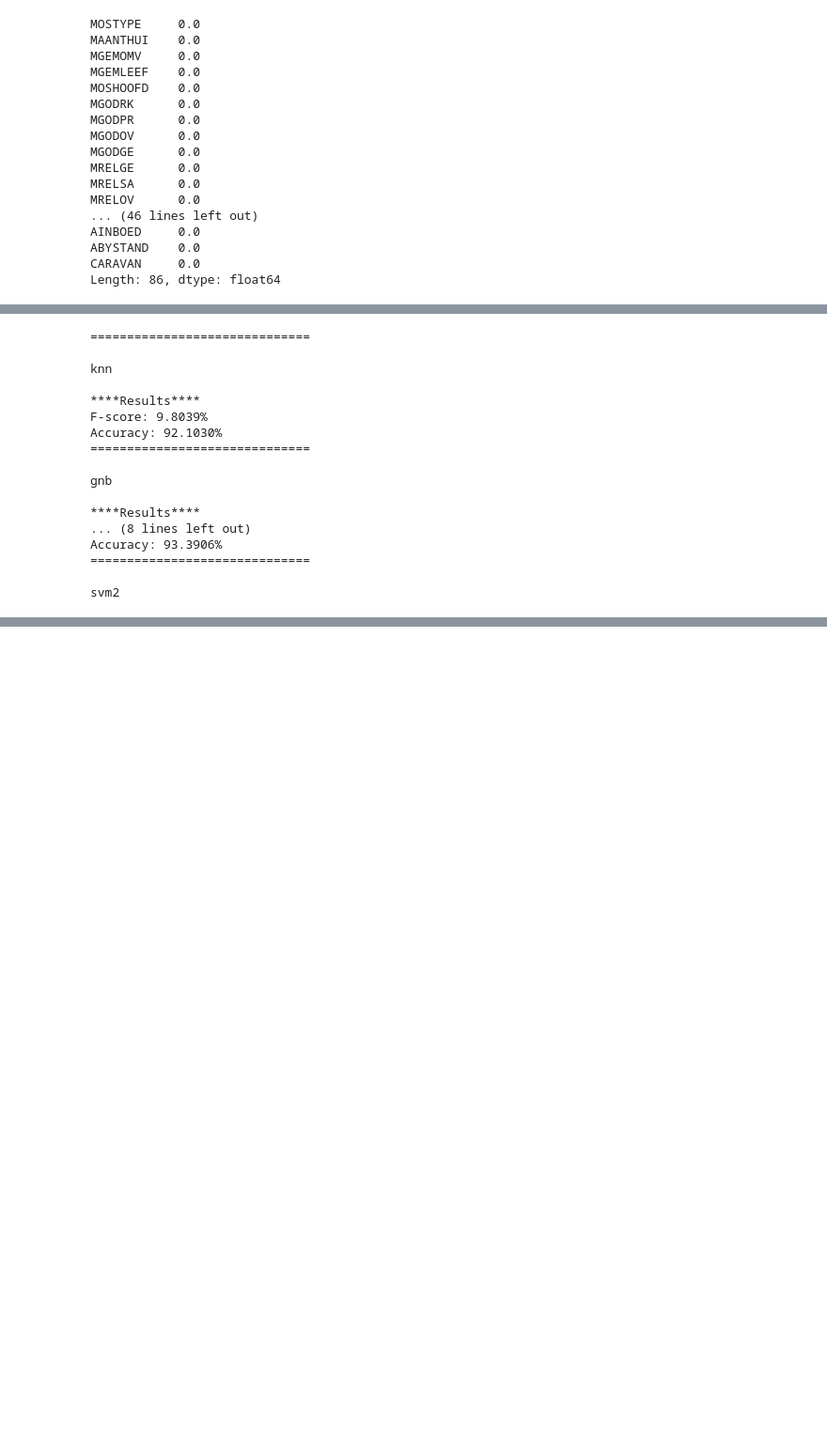
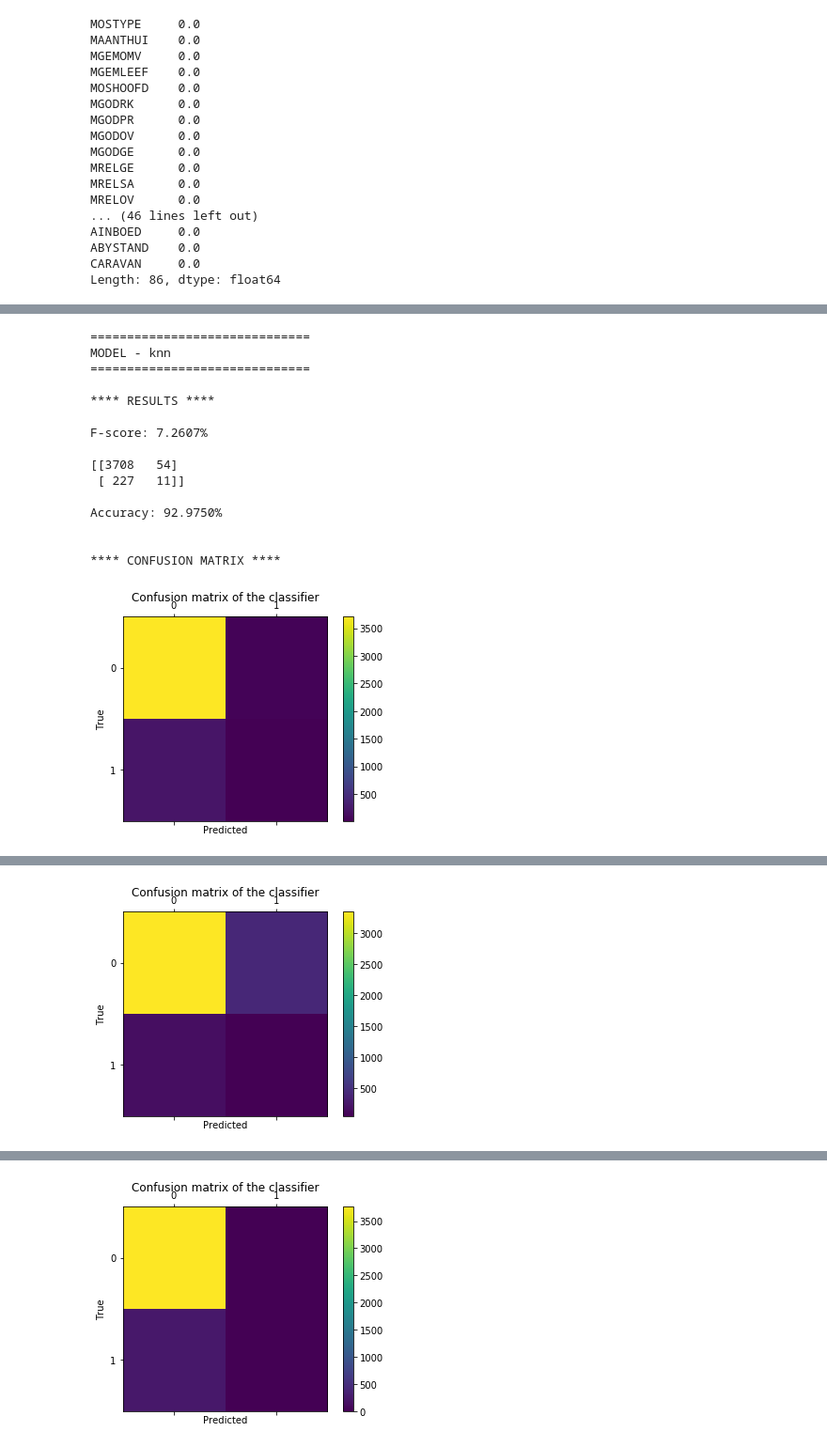
Before and after one commit to ochomoswill/coil_dataset, a Jupyter notebook: src/COIL Dataset.ipynb, the cells around one changed output, grey strips where cells are left out. Shown: that part at 94% size. Drawn from its saved outputs; the diff is of its cells as text; code cells hidden in the pictures; blank space fills up the shorter version.

```diff
--- a/src/COIL Dataset.ipynb
+++ b/src/COIL Dataset.ipynb
@@ -250,7 +301,7 @@ X_test = sc_X.transform(X_test)
 # %%
 # # Fit classifier to the training set
 from sklearn.neighbors import KNeighborsClassifier
-classifier = KNeighborsClassifier(n_neighbors=10,metric='minkowski',p=2)
-classifier.fit(X_train,y_train)
+classifier = KNeighborsClassifier(n_neighbors=3,metric='minkowski',p=2)
+classifier.fit(X,y)
 # %% [output]
 KNeighborsClassifier(algorithm='auto', leaf_size=30, metric='minkowski',
@@ -259,8 +310,3 @@ KNeighborsClassifier(algorithm='auto', leaf_size=30, metric='minkowski',
 # %%
 # Predict
 y_pred = classifier.predict(X_test)
-# %%
-# Confusion matrix evaluation
-from sklearn.metrics import confusion_matrix
-cm = confusion_matrix(y_test,y_pred)
-cm
@@ -284,3 +312,0 @@ plt.show()
-# %%
-accuracy = (cm[0][0]+cm[1][1])/np.sum(cm)
-accuracy
@@ -297,3 +313,7 @@ accuracies.std()
+# %%
+# Confusion matrix evaluation
+
+coil_target = pd.read_csv("dataset/tictgts2000.txt", delimiter='\s+', encoding="utf-8")
 # %%
 from sklearn.metrics import accuracy_score, log_loss
 from sklearn.neighbors import KNeighborsClassifier
@@ -310,6 +330,8 @@ from sklearn.tree import DecisionTreeClassifier
 from sklearn.linear_model import LogisticRegression
 from sklearn.model_selection import GridSearchCV
 from sklearn.metrics import f1_score, confusion_matrix
+from sklearn.metrics import classification_report
+from sklearn.model_selection import cross_val_score
 
 
 clfs = {
@@ -317,50 +339,67 @@ clfs = {
     'gnb': GaussianNB(),
     'svm1': SVC(kernel='linear'),
     'svm2': SVC(kernel='rbf'),
     'svm3': SVC(kernel='sigmoid'),
     'mlp1': MLPClassifier(),
     'mlp2': MLPClassifier(hidden_layer_sizes=[100, 100]),
     'ada': AdaBoostClassifier(),
     'dtc': DecisionTreeClassifier(),
     'rfc': RandomForestClassifier(),
     'gbc': GradientBoostingClassifier(),
     'lr': LogisticRegression()
 }
 
 f1_scores = dict()
 for clf_name in clfs:
     print("="*30)
+    print("MODEL -", clf_name)
+    print("="*30)
+    clf = clfs[clf_name]
+    clf.fit(X, y)
+
     print("")
-    print(clf_name)
+    print('**** RESULTS ****')
     print("")
-    clf = clfs[clf_name]
-    clf.fit(X_train, y_train)
+    y_pred = clf.predict(X_test)
+    f1_scores[clf_name] = f1_score(coil_target['CARAVAN'], y_pred)
+    print("F-score: {:.4%}".format(f1_scores[clf_name]))
+    print("")
 
-    print('****Results****')
-    y_pred = clf.predict(X_test)
-    f1_scores[clf_name] = f1_score(y_test, y_pred)
-    print("F-score: {:.4%}".format(f1_scores[clf_name]))
-
-    cm = confusion_matrix(y_test,y_pred)
+    cm = confusion_matrix(coil_target['CARAVAN'],y_pred)
+    print(cm)
+    print("")
     accuracy = (cm[0][0]+cm[1][1])/np.sum(cm)
     print("Accuracy: {:.4%}".format(accuracy))
+    print("")
+
+    print("")
+    print('**** CONFUSION MATRIX ****')
+    print("")
+    fig = plt.figure()
+    ax = fig.add_subplot(111)
+    cax = ax.matshow(cm)
+    plt.title('Confusion matrix of the classifier')
+    fig.colorbar(cax)
+    plt.xlabel('Predicted')
+    plt.ylabel('True')
+    plt.show()
+
 
 #f1_scores
 # %% [output]
+==============================
+MODEL - knn
 ==============================
 
-knn
+**** RESULTS ****
 
-****Results****
-F-score: 9.8039%
-Accuracy: 92.1030%
-==============================
+F-score: 7.2607%
 
-gnb
+[[3708   54]
+ [ 227   11]]
 
-****Results****
-... (8 lines left out)
-Accuracy: 93.3906%
-==============================
+Accuracy: 92.9750%
 
-svm2
+
+**** CONFUSION MATRIX ****
+[figure, added]
@@ -372,0 +421 @@ svm3
+[figure, added]
@@ -378,0 +437 @@ mlp1
+[figure, added]
```
Also changed, not shown: parts of 32 cells of this notebook, 2 other files.
